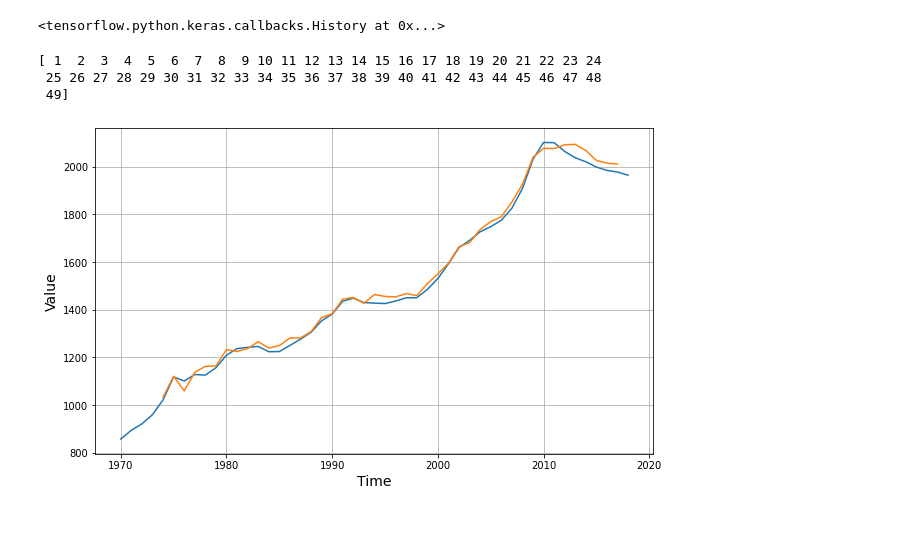
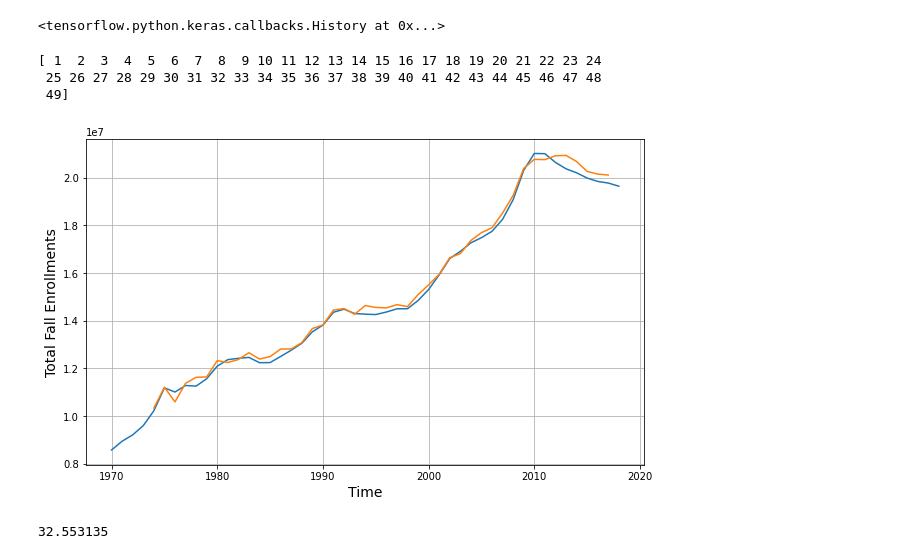
Before and after one commit to Vineet2107/HSO201_CourseProject, a Jupyter notebook: HSO_Arush.ipynb, the cells around one changed output. Cells and saved outputs as stored; diff of their text form; code cells hidden in the pictures; blank space fills up the shorter version.

```diff
--- a/HSO_Arush.ipynb
+++ b/HSO_Arush.ipynb
@@ -670,16 +670,16 @@ def windowed_dataset(window_size, batch_size, shuffle_buffer):
 # %%
-dummy_x_train = tf.data.Dataset.range(10)
+# dummy_x_train = tf.data.Dataset.range(10)
 
-dataset = windowed_dataset(window_size, batch_size, shuffle_buffer_size)
-print(dataset)
-# print(x_train)
+# dataset = windowed_dataset(window_size, batch_size, shuffle_buffer_size)
+# print(dataset)
+# # print(x_train)
 
-model = tf.keras.models.Sequential([
-                                    # tf.keras.layers.Dense(20, input_shape = [window_size], activation = 'relu'),
-                                    # tf.keras.layers.Dense(10, activation = 'relu'),
-                                    # tf.keras.layers.Dense(1),
-                                    tf.keras.layers.Dense(1, input_shape = [window_size]),
-])
+# model = tf.keras.models.Sequential([
+#                                     # tf.keras.layers.Dense(20, input_shape = [window_size], activation = 'relu'),
+#                                     # tf.keras.layers.Dense(10, activation = 'relu'),
+#                                     # tf.keras.layers.Dense(1),
+#                                     tf.keras.layers.Dense(1, input_shape = [window_size]),
+# ])
 
-model.compile(loss = "mse", optimizer = tf.keras.optimizers.SGD(lr = 1e-5, momentum = 0.9))
-model.fit(dataset, epochs = 100, verbose = 1)
+# model.compile(loss = "mse", optimizer = tf.keras.optimizers.SGD(lr = 1e-5, momentum = 0.9))
+# model.fit(dataset, epochs = 100, verbose = 1)
@@ -753,20 +734,25 @@ Epoch 1000/1000
 # %%
 forecast = []
 
-for tim in range(len(series) - window_size):
+for tim in range(len(time) - window_size):
   forecast.append(model.predict(series[tim:tim + window_size][np.newaxis]))
 
 # forecast = forecast[split_time - window_size:]
 results = np.array(forecast)[:, 0, 0]/10000
 
 plt.figure(figsize = (10,6))
 
-plot_series(range(1970, 2019, 1), series/10000)
-plot_series(range(1974, 2018), results)
+plot_series(range(1970, 2019, 1), series)
+plot_series(range(1974, 2018), results*10000)
 plt.xticks = [range(1970, 2018, 2)]
+plt.ylabel('Total Fall Enrollments')
 print(time)
 # %% [output]
 [ 1  2  3  4  5  6  7  8  9 10 11 12 13 14 15 16 17 18 19 20 21 22 23 24
  25 26 27 28 29 30 31 32 33 34 35 36 37 38 39 40 41 42 43 44 45 46 47 48
  49]
-[figure, old version]
+[figure, new version]
+# %%
+tf.keras.metrics.mean_absolute_error(series[5:]/10000, results).numpy()
+# %% [output]
+32.553135
```
Also changed, not shown: parts of 4 cells of this notebook.
